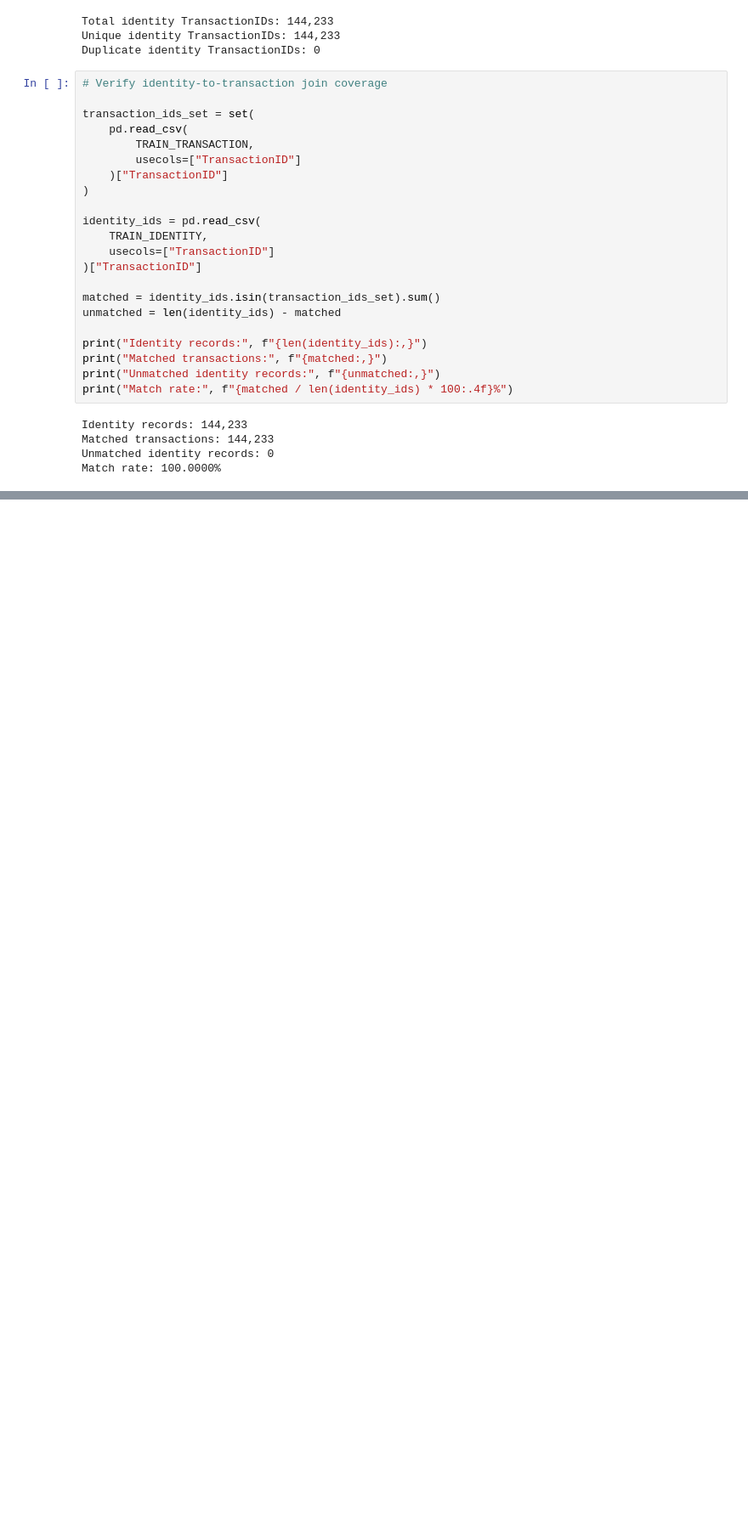
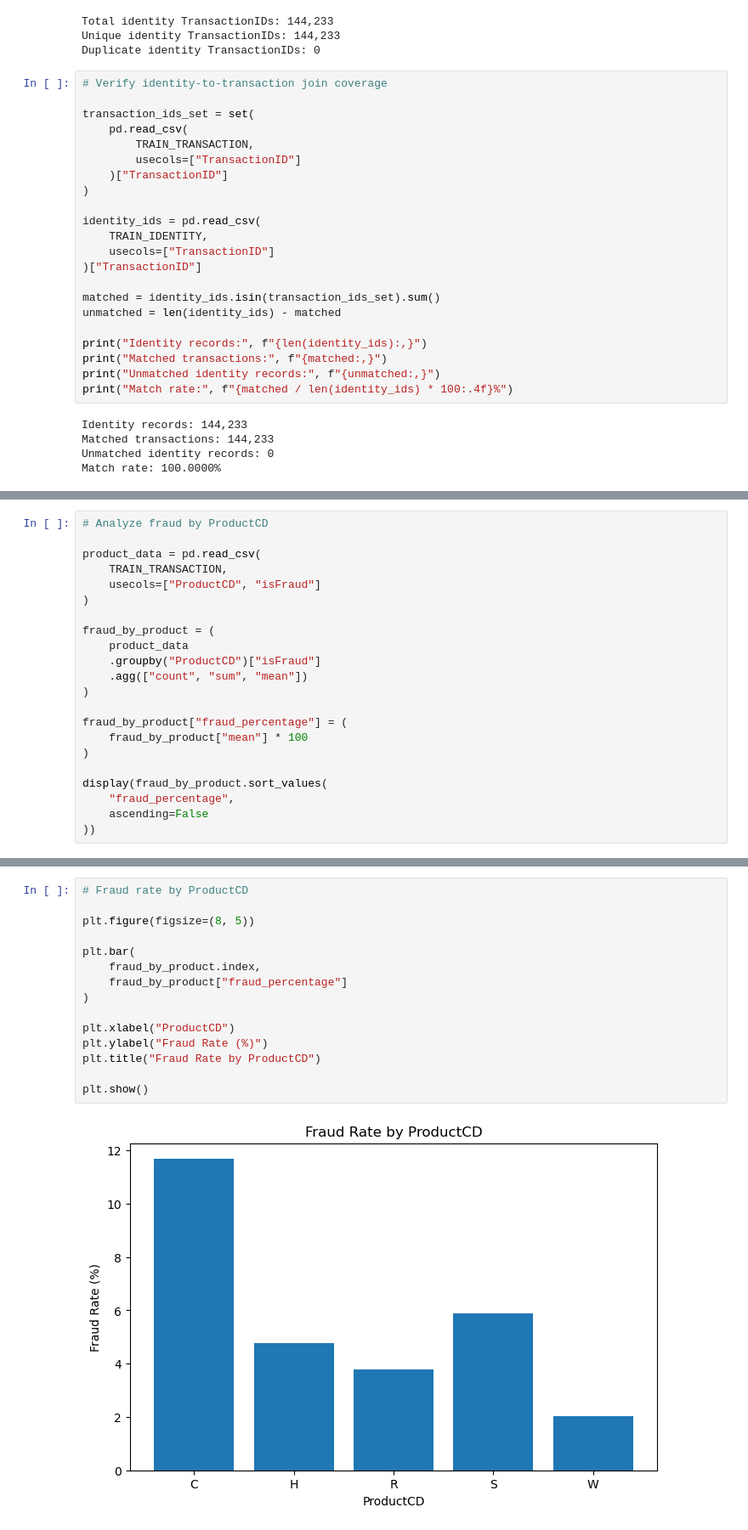
Before and after one commit to Ayushkumar20045/FraudGuard, a Jupyter notebook: notebooks/01_dataset_audit.ipynb, the cells around one changed output, grey strips where cells are left out. Shown at 85% size. Saved outputs shown, nothing was run; the diff lists cells and outputs as text; blank space fills up the shorter version.

```diff
--- a/notebooks/01_dataset_audit.ipynb
+++ b/notebooks/01_dataset_audit.ipynb
@@ -596,0 +965,22 @@ Match rate: 100.0000%
+# %%
+# Analyze fraud by ProductCD
+
+product_data = pd.read_csv(
+    TRAIN_TRANSACTION,
+    usecols=["ProductCD", "isFraud"]
+)
+
+fraud_by_product = (
+    product_data
+    .groupby("ProductCD")["isFraud"]
+    .agg(["count", "sum", "mean"])
+)
+
+fraud_by_product["fraud_percentage"] = (
+    fraud_by_product["mean"] * 100
+)
+
+display(fraud_by_product.sort_values(
+    "fraud_percentage",
+    ascending=False
+))
@@ -596,0 +995,17 @@ Match rate: 100.0000%
+# %%
+# Fraud rate by ProductCD
+
+plt.figure(figsize=(8, 5))
+
+plt.bar(
+    fraud_by_product.index,
+    fraud_by_product["fraud_percentage"]
+)
+
+plt.xlabel("ProductCD")
+plt.ylabel("Fraud Rate (%)")
+plt.title("Fraud Rate by ProductCD")
+
+plt.show()
+# %% [output]
+[figure, added]
```
Also changed, not shown: parts of 48 cells of this notebook, 1 other file.
